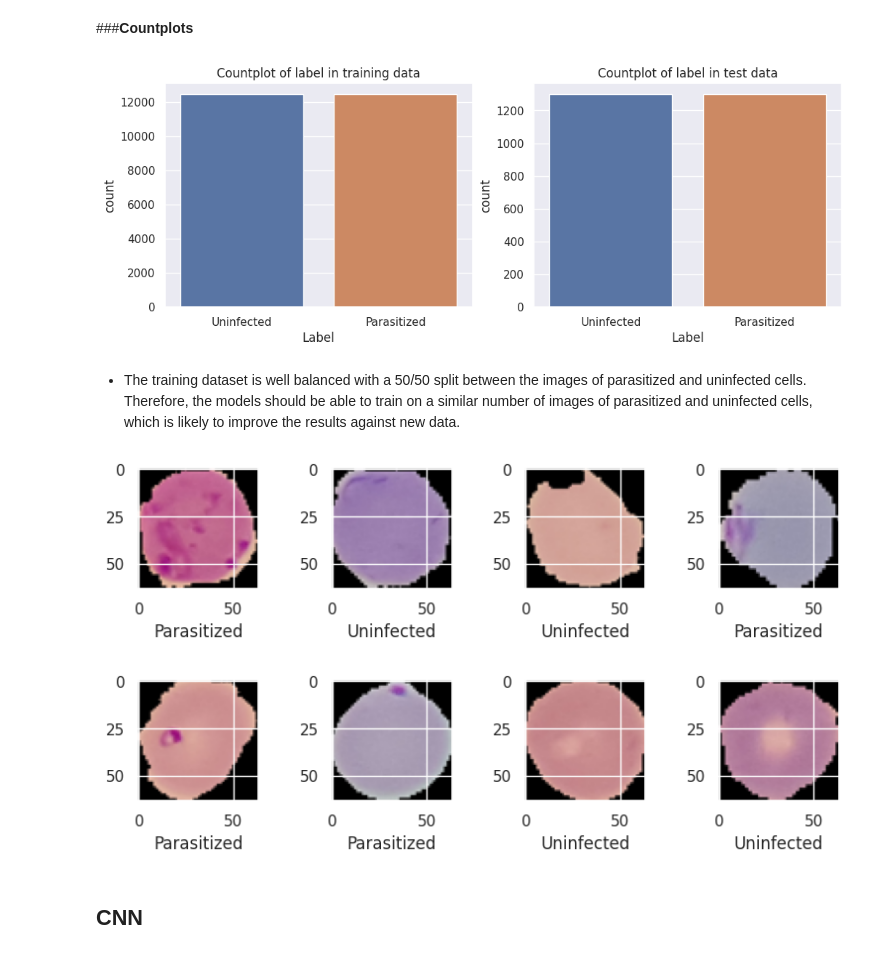
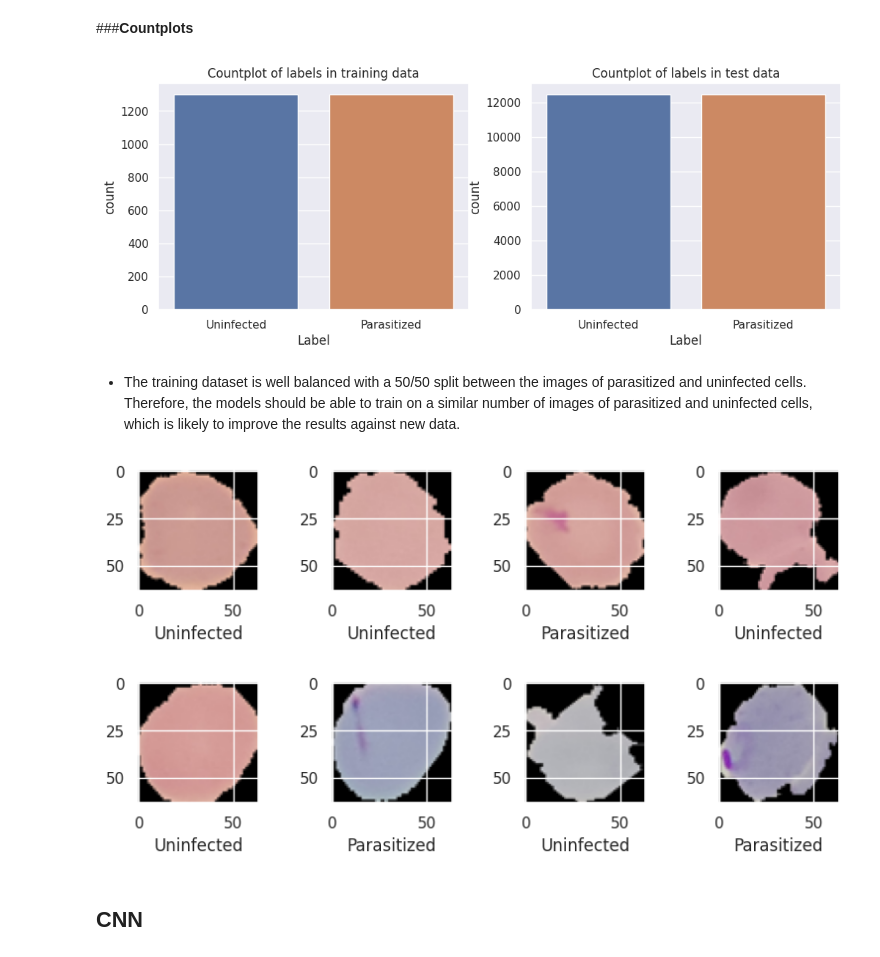
Before and after one commit to vicmcl/malaria-detection, a Jupyter notebook: Reference_Notebook_Malaria_Detection_Full_Code.ipynb, the cells around one changed output. Cells and saved outputs as stored; diff of their text form; code cells hidden in the pictures.

```diff
--- a/Reference_Notebook_Malaria_Detection_Full_Code.ipynb
+++ b/Reference_Notebook_Malaria_Detection_Full_Code.ipynb
@@ -161,45 +151,37 @@ x_test = np.array([np.array(x) / 255 for x in x_test]).astype('float32')
 # %% [markdown]
 ###**Countplots**
 # %%
-# Create two dataframe to associate each image with its label
-df_train = pd.DataFrame(zip(x_train, y_train),
-                        columns = ['Image', 'Label'])
-
-df_test = pd.DataFrame(zip(x_test, y_test),
-                       columns = ['Image', 'Label'])
-
-df_train['Label'].replace([0,1],
-                          ['Uninfected', 'Parasitized'],
-                          inplace=True)
-
-df_test['Label'].replace([0,1],
-                         ['Uninfected', 'Parasitized'],
-                         inplace=True)
+labels = ["Uninfected", "Parasitized"]
 
 # Create a figure with two subplots
 fig, axes = plt.subplots(1, 2, figsize=(12, 4))
 
-# Plot the countplot of labels in df_train
-sns.countplot(
-    data = df_train,
-    x = 'Label',
-    ax = axes[0]
-)
+# Create two dataframe to associate each image with its label
+df_train = pd.DataFrame(zip(x_train, y_train),
+                        columns = ["Image", "Label"])
 
-axes[0].set_title('Countplot of label in training data')
+df_test = pd.DataFrame(zip(x_test, y_test),
+                       columns = ["Image", "Label"])
 
-# Plot the countplot of labels in df_test
-sns.countplot(
-    data = df_test,
-    x = 'Label',
-    ax = axes[1]
-)
+pos = 0
+for df in [df_test, df_train]:
+    for i in labels:
+        df["Label"].replace(labels.index(i), i, inplace=True)
 
-axes[1].set_title('Countplot of label in test data')
+    # Plot the countplot of labels in df_train
+    sns.countplot(
+        data = df,
+        x = "Label",
+        ax = axes[pos]
+    )
+
+    title = "training" if pos == 0 else "test"
+    axes[pos].set_title(f"Countplot of labels in {title} data")
+    pos += 1
 
 plt.show()
 # %% [output]
-[figure, old version]
+[figure, new version]
 # %% [markdown]
 - The training dataset is well balanced with a 50/50 split between the images of parasitized and uninfected cells. Therefore, the models should be able to train on a similar number of images of parasitized and uninfected cells, which is likely to improve the results against new data.
 # %%
@@ -223,8 +205,8 @@ def plot_images(images, labels, n):
 for _ in range(2):
     plot_images(x_train, y_train, 4)
 # %% [output]
-[figure, old version]
+[figure, new version]
-[figure, old version]
+[figure, new version]
 # %% [markdown]
 ## **CNN**
 # %%
```
Also changed, not shown: parts of 21 cells of this notebook.
